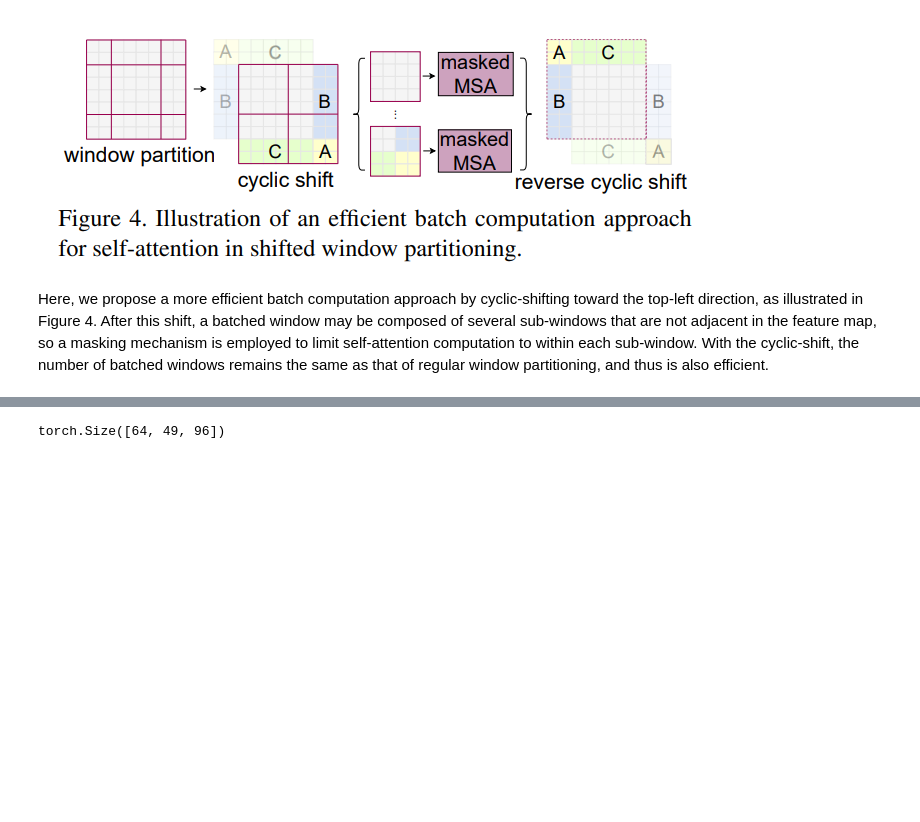
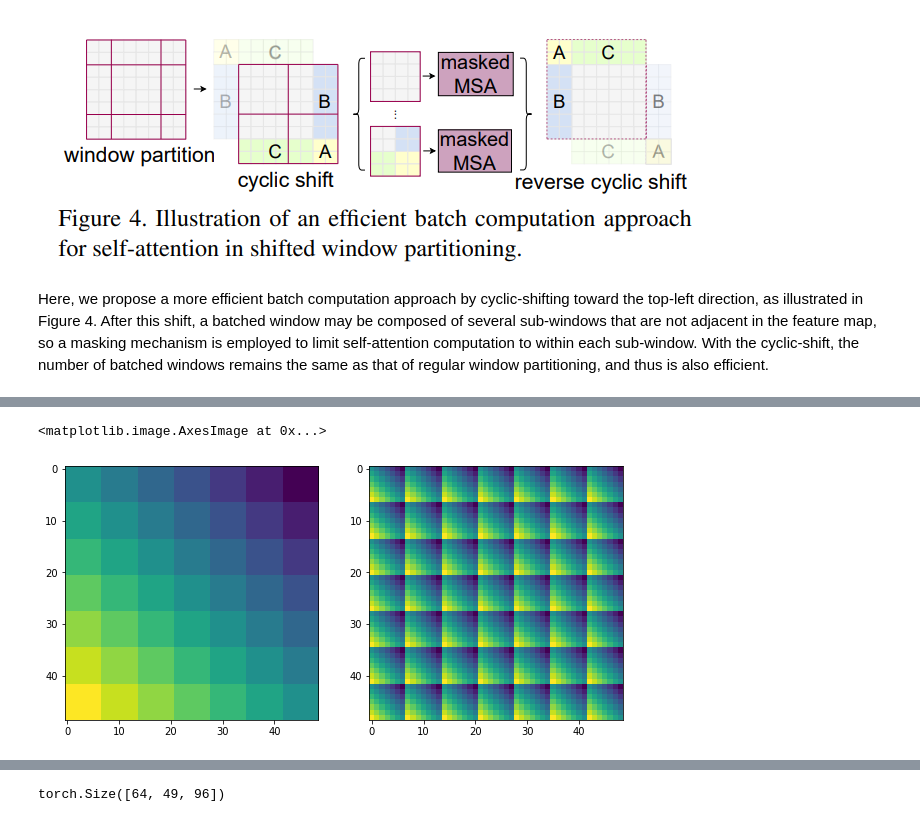
Before and after one commit to MINED30/MODELING, a Jupyter notebook: Swin_Transformer.ipynb, the cells around one changed output, grey strips where cells are left out. Saved outputs shown, nothing was run; the diff lists cells and outputs as text; code cells hidden in the pictures; blank space fills up the shorter version.

Commit message:
Visualization

```diff
--- a/Swin_Transformer.ipynb
+++ b/Swin_Transformer.ipynb
@@ -304,0 +309,8 @@ thus is also efficient.
+# %%
+window_size=7
+relative_position_bias_table = torch.zeros((2 * window_size - 1) * (2 * window_size - 1))
+coords_h = torch.arange(window_size)  # h에대한 좌표
+coords_w = torch.arange(window_size)  # w에대한 좌표
+coords = torch.stack(torch.meshgrid([coords_h, coords_w]))
+coords_flatten = torch.flatten(coords, 1)
+coords_flatten
@@ -304,0 +324,3 @@ thus is also efficient.
+# %%
+relative_coords = coords_flatten[:, :, None] - coords_flatten[:, None, :] # [h에대한 상대좌표, w에대한 상대좌표]
+relative_coords
@@ -304,0 +343,9 @@ thus is also efficient.
+# %%
+plt.figure(figsize=(10,5))
+plt.subplot(1,2,1)
+plt.imshow(relative_coords[0])
+plt.subplot(1,2,2)
+plt.imshow(relative_coords[1])
+# %% [output]
+<matplotlib.image.AxesImage at 0x...>
+[figure, added]
```
Also changed, not shown: parts of 22 cells of this notebook.
